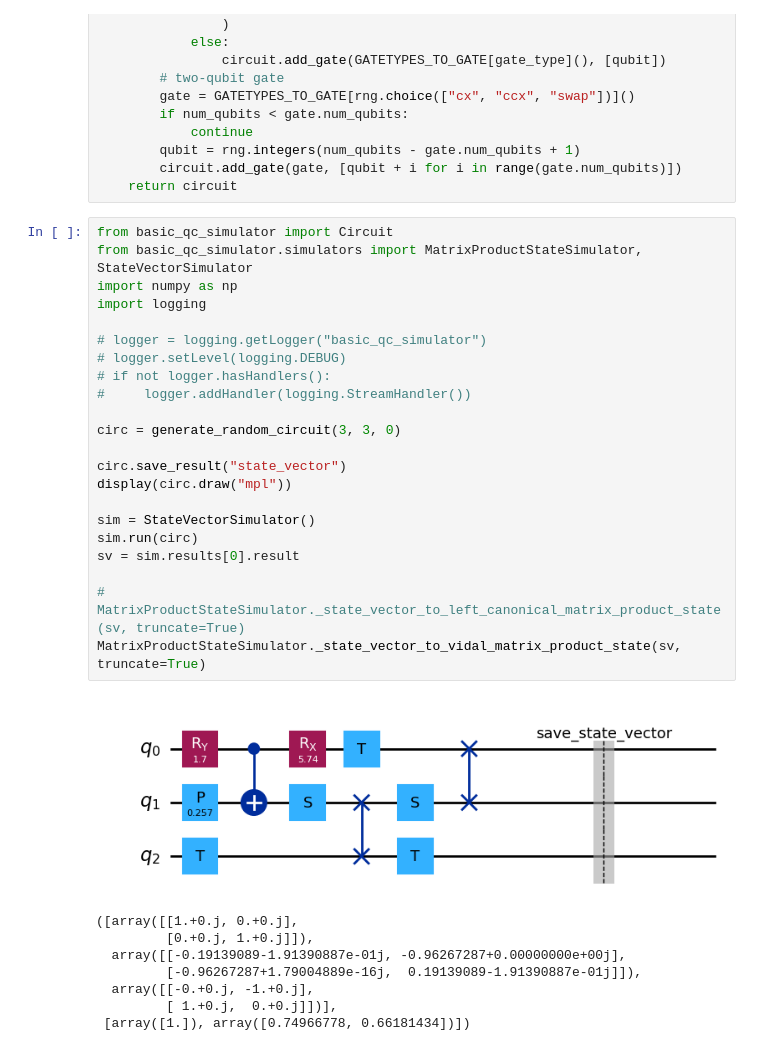
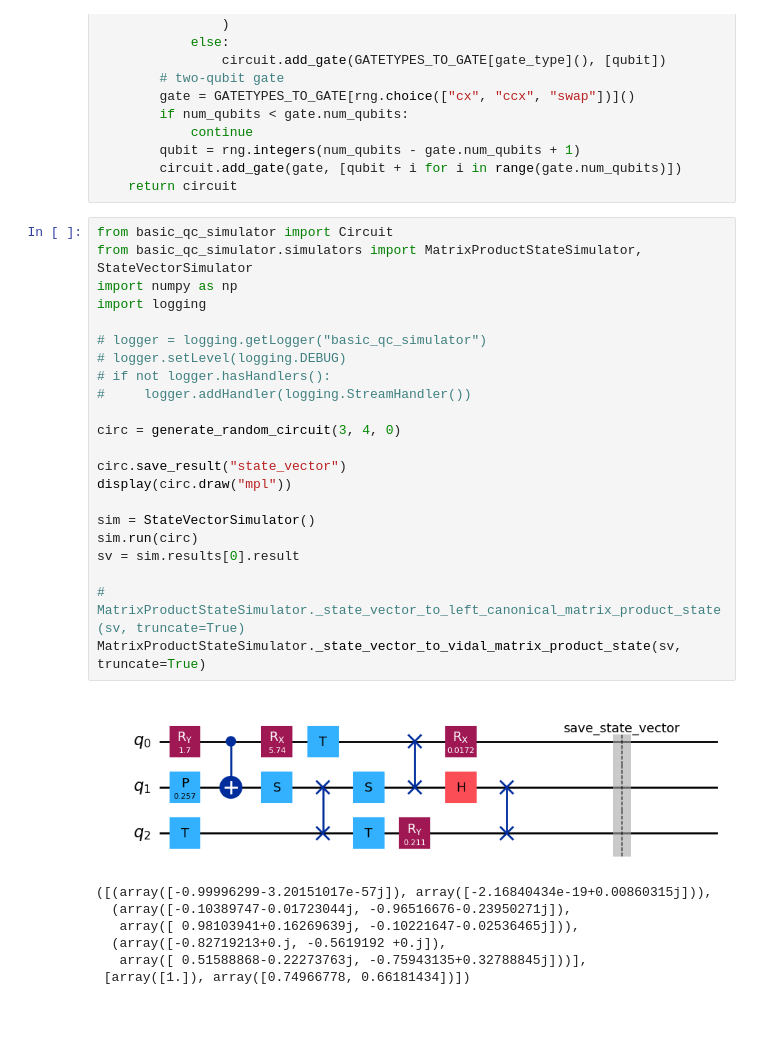
Before and after one commit to king-p3nguin/basic-qc-simulator, a Jupyter notebook: examples/matrix_product_state.ipynb, the cells around one changed output. Cells and saved outputs as stored; diff of their text form; blank space fills up the shorter version.

```diff
--- a/examples/matrix_product_state.ipynb
+++ b/examples/matrix_product_state.ipynb
@@ -137,33 +137,32 @@ def generate_random_circuit(num_qubits: int, depth: int, seed: int) -> Circuit:
 # %%
 from basic_qc_simulator import Circuit
 from basic_qc_simulator.simulators import MatrixProductStateSimulator, StateVectorSimulator
 import numpy as np
 import logging
 
 # logger = logging.getLogger("basic_qc_simulator")
 # logger.setLevel(logging.DEBUG)
 # if not logger.hasHandlers():
 #     logger.addHandler(logging.StreamHandler())
 
-circ = generate_random_circuit(3, 3, 0)
+circ = generate_random_circuit(3, 4, 0)
 
 circ.save_result("state_vector")
 display(circ.draw("mpl"))
 
 sim = StateVectorSimulator()
 sim.run(circ)
 sv = sim.results[0].result
 
 # MatrixProductStateSimulator._state_vector_to_left_canonical_matrix_product_state(sv, truncate=True)
 MatrixProductStateSimulator._state_vector_to_vidal_matrix_product_state(sv, truncate=True)
 # %% [output]
-[figure, old version]
+[figure, new version]
-([array([[1.+0.j, 0.+0.j],
-         [0.+0.j, 1.+0.j]]),
-  array([[-0.19139089-1.91390887e-01j, -0.96267287+0.00000000e+00j],
-         [-0.96267287+1.79004889e-16j,  0.19139089-1.91390887e-01j]]),
-  array([[-0.+0.j, -1.+0.j],
-         [ 1.+0.j,  0.+0.j]])],
+([(array([-0.99996299-3.20151017e-57j]), array([-2.16840434e-19+0.00860315j])),
+  (array([-0.10389747-0.01723044j, -0.96516676-0.23950271j]),
+   array([ 0.98103941+0.16269639j, -0.10221647-0.02536465j])),
+  (array([-0.82719213+0.j, -0.5619192 +0.j]),
+   array([ 0.51588868-0.22273763j, -0.75943135+0.32788845j]))],
  [array([1.]), array([0.74966778, 0.66181434])])
 # %%
 from qiskit import QuantumCircuit
```
Also changed, not shown: parts of 2 cells of this notebook, 4 other files.
